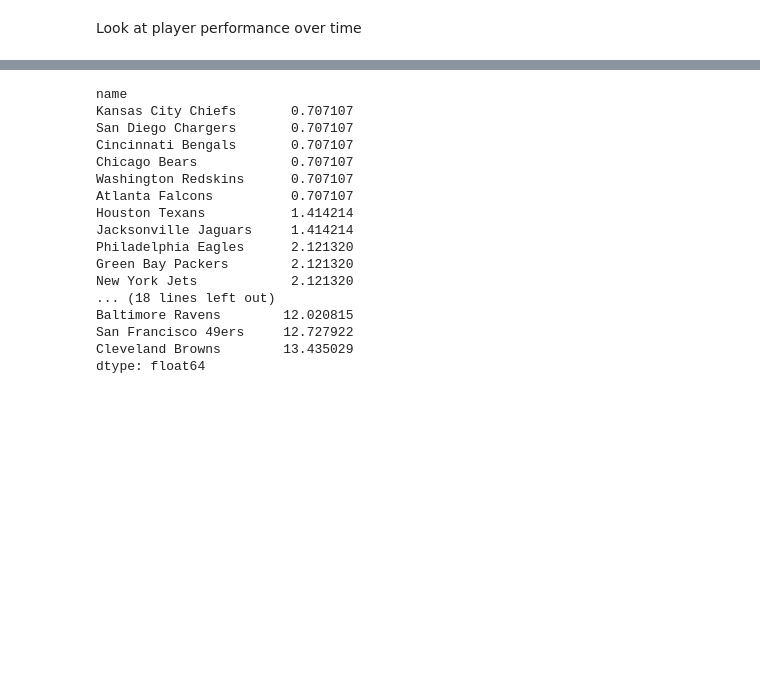
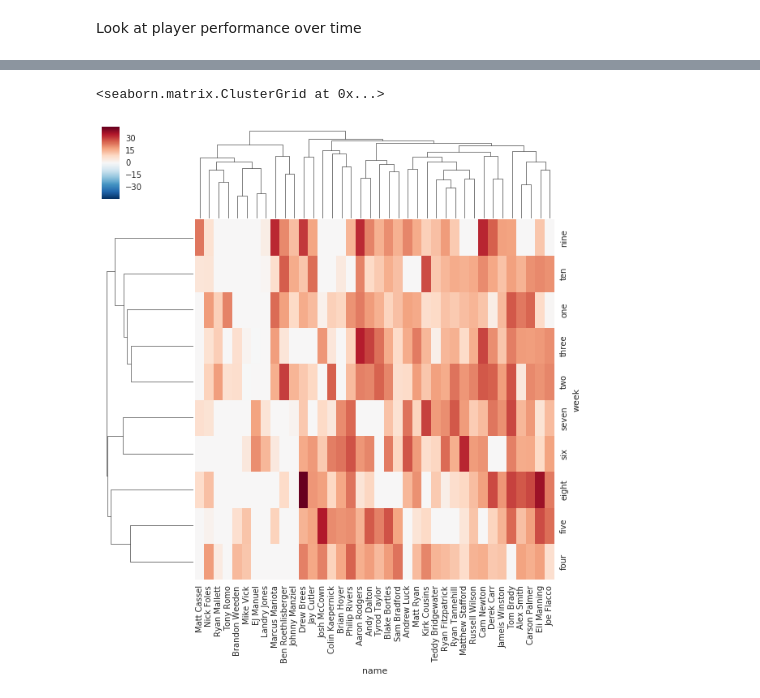
Before and after one commit to brycemcd/fantasy-football-analysis, a Jupyter notebook: 2016-09-20-BAM-fantasy-football-playing-around.ipynb, the cells around one changed output, grey strips where cells are left out. Saved outputs shown, nothing was run; the diff lists cells and outputs as text; code cells hidden in the pictures; blank space fills up the shorter version.

```diff
--- a/2016-09-20-BAM-fantasy-football-playing-around.ipynb
+++ b/2016-09-20-BAM-fantasy-football-playing-around.ipynb
@@ -96,20 +68,8 @@ plt.show()
-# %%
-tab.transpose().std().dropna().sort_values()
-# %% [output]
-name
-Kansas City Chiefs       0.707107
-San Diego Chargers       0.707107
-Cincinnati Bengals       0.707107
-Chicago Bears            0.707107
-Washington Redskins      0.707107
-Atlanta Falcons          0.707107
-Houston Texans           1.414214
-Jacksonville Jaguars     1.414214
-Philadelphia Eagles      2.121320
-Green Bay Packers        2.121320
-New York Jets            2.121320
-... (18 lines left out)
-Baltimore Ravens        12.020815
-San Francisco 49ers     12.727922
-Cleveland Browns        13.435029
-dtype: float64
+# %%
+qb = tab
+qb.fillna(0, inplace=True)
+qb = qb.where(lambda x: x.transpose().sum() > 20).dropna()
+sns.clustermap(qb.transpose())
+# %% [output]
+<seaborn.matrix.ClusterGrid at 0x...>
+[figure, added]
```
Also changed, not shown: parts of 13 cells of this notebook.
